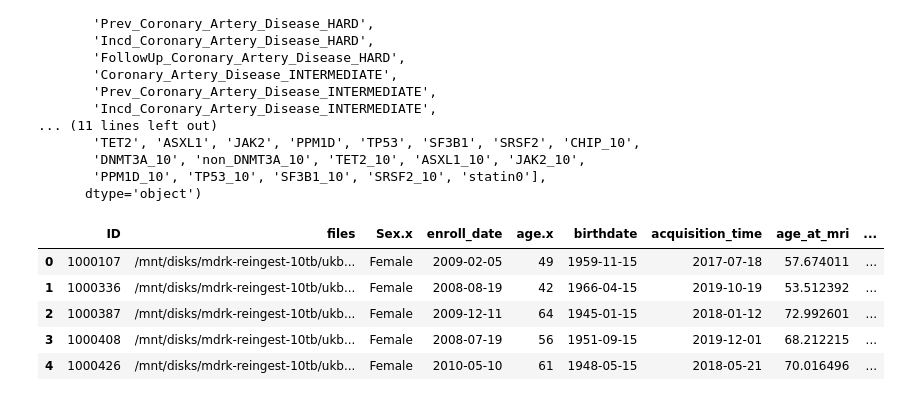
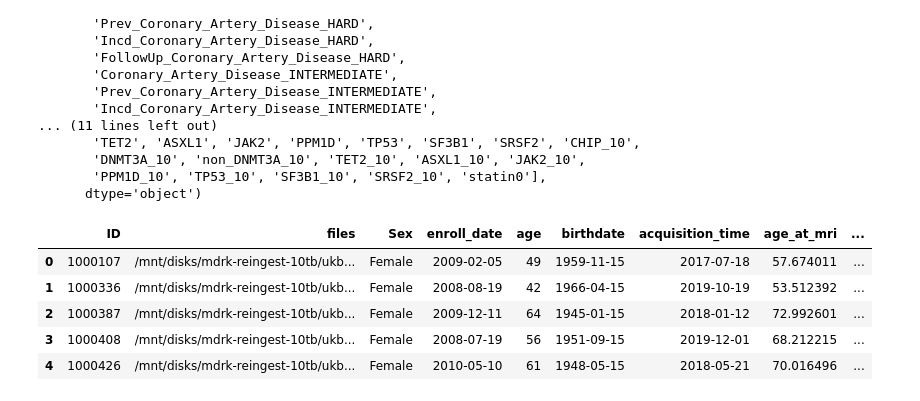
Before and after one commit to mkamineni/spleenCADimaging, a Jupyter notebook: predictCAD/incorporate_MRI_times.ipynb, the cells around one changed output. Cells and saved outputs as stored; diff of their text form; code cells hidden in the pictures.

```diff
--- a/predictCAD/incorporate_MRI_times.ipynb
+++ b/predictCAD/incorporate_MRI_times.ipynb
@@ -35,11 +35,17 @@ Index(['ID', 'Filename', 'age', 'race', 'Sex', 'SmokingStatusv2', 'tchol',
       dtype='object')
 # %%
 mri_data = pd.read_csv("gs://ukbb_spleen/MRI_acquisition_times.csv", sep=',')
-mri_data = mri_data.rename({'Unnamed: 0': 'ID', 'sex': 'Sex.x', 'enroll_age':'age.x'}, axis='columns')
-mri_data['age.x'] = mri_data['age.x'].apply(np.floor).astype(int)
+mri_data = mri_data.rename({'Unnamed: 0': 'ID', 'sex': 'Sex', 'enroll_age':'age'}, axis='columns')
+mri_data.acquisition_time = pd.DatetimeIndex(mri_data.acquisition_time).normalize()
+mri_data.enroll_date = pd.DatetimeIndex(mri_data.enroll_date).normalize()
+
+mri_data['time_to_mri_acquisition'] = (mri_data['acquisition_time']  - mri_data['enroll_date'] ).astype('timedelta64[D]').astype('int64')
+
+mri_data['manual_age_at_mri'] = mri_data['age'] + (mri_data['acquisition_time']  - mri_data['enroll_date'] ).astype('timedelta64[D]').astype('int64')/365.25
+mri_data['age'] = mri_data['age'].apply(np.floor).astype(int)
 mri_data.head()
 # %% [output]
-|  | ID | files | Sex.x | enroll_date | age.x | birthdate | acquisition_time | age_at_mri | ... |
+|  | ID | files | Sex | enroll_date | age | birthdate | acquisition_time | age_at_mri | ... |
 | 0 | 1000107 | /mnt/disks/mdrk-reingest-10tb/ukb... | Female | 2009-02-05 | 49 | 1959-11-15 | 2017-07-18 | 57.674011 | ... |
 | 1 | 1000336 | /mnt/disks/mdrk-reingest-10tb/ukb... | Female | 2008-08-19 | 42 | 1966-04-15 | 2019-10-19 | 53.512392 | ... |
 | 2 | 1000387 | /mnt/disks/mdrk-reingest-10tb/ukb... | Female | 2009-12-11 | 64 | 1945-01-15 | 2018-01-12 | 72.992601 | ... |
```
Also changed, not shown: parts of 5 cells of this notebook, 6 other files.
